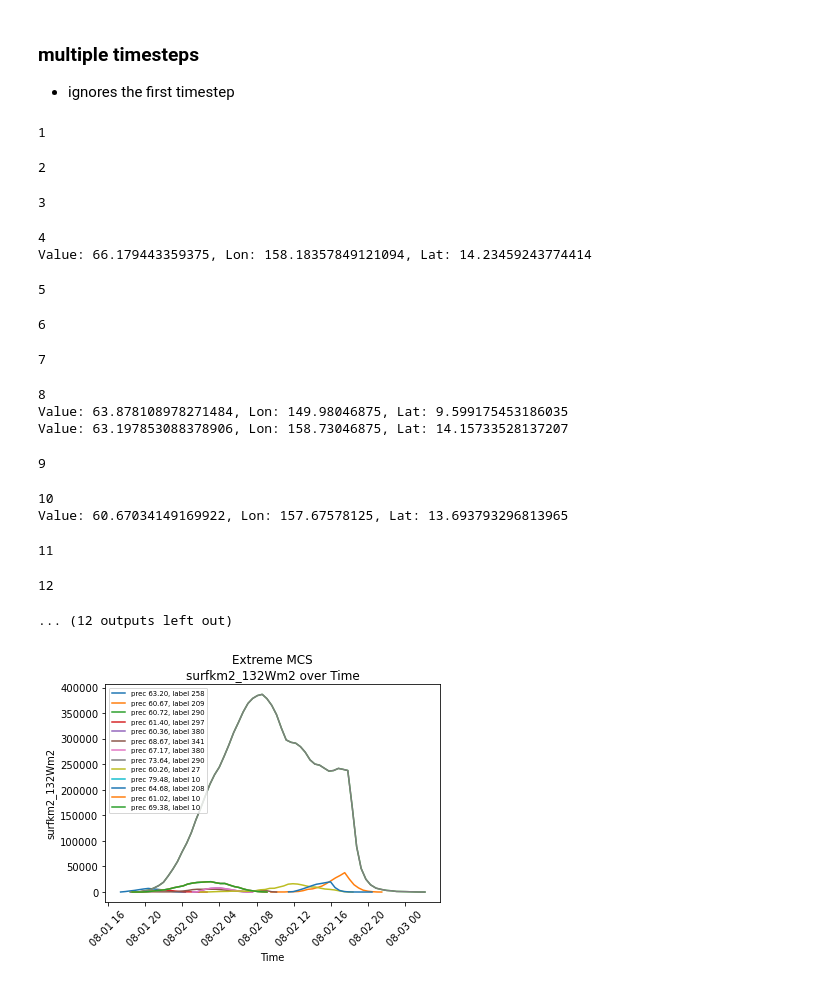
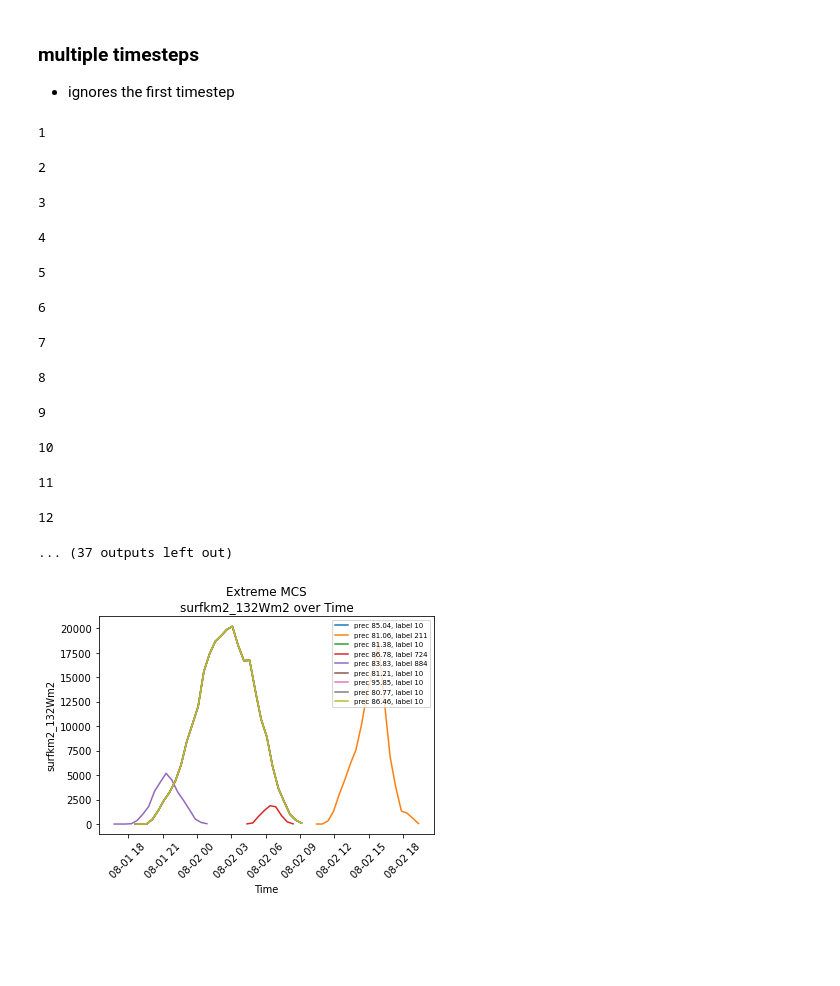
Before and after one commit to bfildier/stage-2023-rain-extremes-timing-intensity, a Jupyter notebook: scripts/start/MCS_properties/MCSprops_subregion.ipynb, the cells around one changed output. Drawn from its saved outputs; the diff is of its cells as text; code cells hidden in the pictures; blank space fills up the shorter version.

```diff
--- a/scripts/start/MCS_properties/MCSprops_subregion.ipynb
+++ b/scripts/start/MCS_properties/MCSprops_subregion.ipynb
@@ -10,7 +10,7 @@ lat_max_subregion = 20
 # %% [markdown]
 <span style="color:pink">## choose attribute (listed in code below in toocan[0])</span>
 # %%
-attribute = "vavg"
+attribute = "dist"
 # %% [markdown]
 <span style="color:pink">## choose MCS index and attribute (when plotting a single MCS, which MCS do you want to look at? Which attribute?). attributes listed in code blow in under toocan[36].clusters</span>
 # %%
@@ -820,11 +821,18 @@ plt.show()
 ### multiple timesteps
 * ignores the first timestep
 # %%
-fixed_threshold = 60
+fixed_threshold = 80
+TESTING = True
+
+if TESTING == True:
+    df_len = 50
+else:
+    df_len = len(df)
 # %%
 multiple_MCS_index_list = []
 multiple_ex_val_list = []
-for df_i in range((len(df[0:25]))):
+
+for df_i in range(df_len):
     if not df_i == 0:
         print(df_i)
         prec_i = loadPrec(df_i,df)
@@ -849,7 +857,7 @@ for df_i in range((len(df[0:25]))):
             value_i = extreme_values_np_i[tuple(index_i)]
             lon_i = extreme_values_lon_i[index_i[1]]
             lat_i = extreme_values_lat_i[index_i[0]]
-            print(f"Value: {value_i}, Lon: {lon_i}, Lat: {lat_i}")
+#             print(f"Value: {value_i}, Lon: {lon_i}, Lat: {lat_i}")
             ex_val_list_i.append(value_i)
             ex_lon_list_i.append(lon_i)
             ex_lat_list_i.append(lat_i)
@@ -879,41 +887,44 @@ for df_i in range((len(df[0:25]))):
 2
 3
 4
-Value: 66.179443359375, Lon: 158.18357849121094, Lat: 14.23459243774414
 5
 6
 7
 8
-Value: 63.878108978271484, Lon: 149.98046875, Lat: 9.599175453186035
-Value: 63.197853088378906, Lon: 158.73046875, Lat: 14.15733528137207
 9
 10
-Value: 60.67034149169922, Lon: 157.67578125, Lat: 13.693793296813965
 11
 12
-... (12 outputs left out)
+... (37 outputs left out)
 # %%
 from decimal import Decimal, ROUND_HALF_UP
 fig, ax = plt.subplots()
+plotted_indices = set()  # Set to store already plotted MCS_ex_idx values
+
+
 for idx, mcs_idx_list in enumerate(multiple_MCS_index_list):
     if mcs_idx_list: # if list is not empty
 
         for MCS in range(len(mcs_idx_list)):
             MCS_ex = mcs_idx_list[MCS]
             if not math.isnan(MCS_ex.item()):
                 MCS_ex_idx = int(MCS_ex.item())
+
+#                 if MCS_ex_idx not in plotted_indices:  # Check if MCS_ex_idx has already been plotted
+
                 MCS_attr_ex = getattr(toocan[MCS_ex_idx].clusters, attribute_single_MCS)
 
                 num = Decimal(f"{multiple_ex_val_list[idx][MCS]}")
                 rounded_num = num.quantize(Decimal('0.01'), rounding=ROUND_HALF_UP)
                 plt.plot(Localdate_list[MCS_ex_idx], MCS_attr_ex, label=f"prec {rounded_num}, label {MCS_ex_idx+1}") # , label=f"precip {round(ex_val_list_i[MCS],2)}"
+                plotted_indices.add(MCS_ex_idx)  # Add MCS_ex_idx to plotted indices
 
 plt.xticks(rotation=45)
 ax.set_xlabel("Time")
 plt.ylabel(f'{attribute_single_MCS}')
 plt.title(f"Extreme MCS\n{attribute_single_MCS} over Time")
 plt.legend(fontsize='x-small')
 
 plt.show()
 # %% [output]
-[figure, old version]
+[figure, new version]
```
Also changed, not shown: parts of 13 cells of this notebook, 32 other files.
